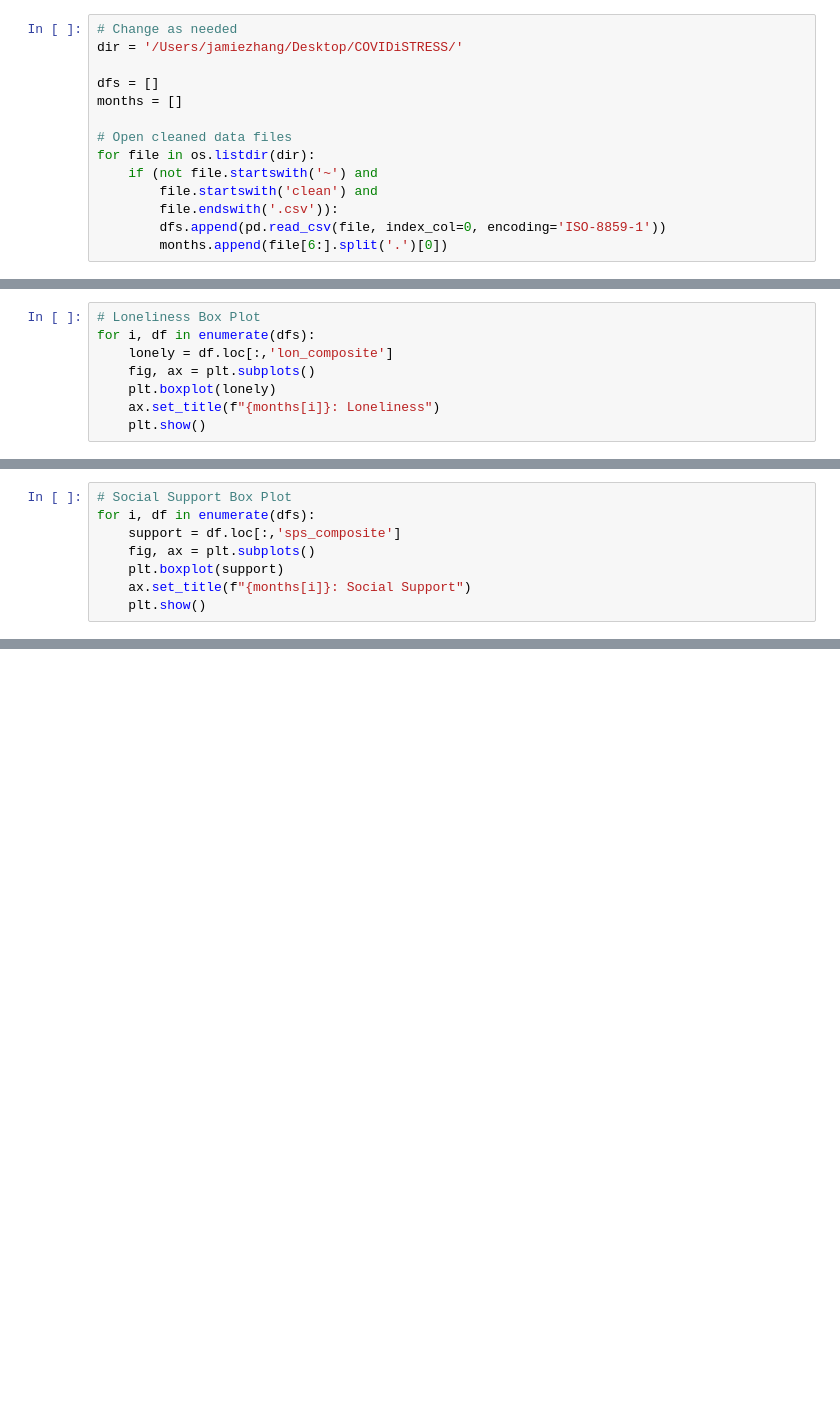
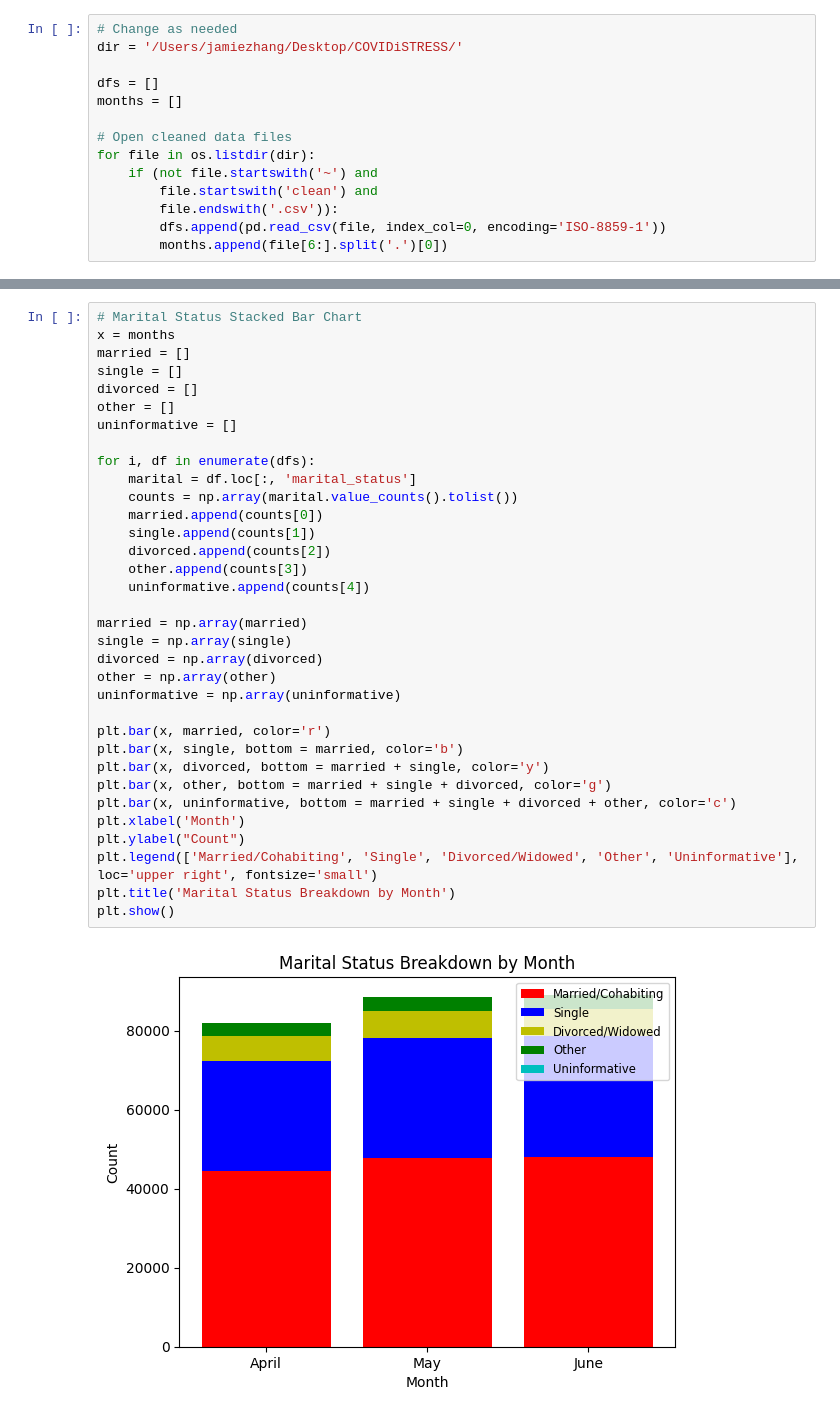
Before and after one commit to jz3037/covidistress-final-project, a Jupyter notebook: plots.ipynb, the cells around one changed output, grey strips where cells are left out. Drawn from its saved outputs; the diff is of its cells as text; blank space fills up the shorter version.

Commit message:
took out gender, updated plots

```diff
--- a/plots.ipynb
+++ b/plots.ipynb
@@ -87,8 +47,0 @@ for i, df in enumerate(dfs):
-# %%
-# Loneliness Box Plot
-for i, df in enumerate(dfs):
-    lonely = df.loc[:,'lon_composite']
-    fig, ax = plt.subplots()
-    plt.boxplot(lonely)
-    ax.set_title(f"{months[i]}: Loneliness")
-    plt.show()
@@ -99,8 +47,0 @@ for i, df in enumerate(dfs):
-# %%
-# Social Support Box Plot
-for i, df in enumerate(dfs):
-    support = df.loc[:,'sps_composite']
-    fig, ax = plt.subplots()
-    plt.boxplot(support)
-    ax.set_title(f"{months[i]}: Social Support")
-    plt.show()
@@ -110,0 +48,36 @@ for i, df in enumerate(dfs):
+# %%
+# Marital Status Stacked Bar Chart
+x = months
+married = []
+single = []
+divorced = []
+other = []
+uninformative = []
+
+for i, df in enumerate(dfs):
+    marital = df.loc[:, 'marital_status']
+    counts = np.array(marital.value_counts().tolist())
+    married.append(counts[0])
+    single.append(counts[1])
+    divorced.append(counts[2])
+    other.append(counts[3])
+    uninformative.append(counts[4])
+
+married = np.array(married)
+single = np.array(single)
+divorced = np.array(divorced)
+other = np.array(other)
+uninformative = np.array(uninformative)
+
+plt.bar(x, married, color='r')
+plt.bar(x, single, bottom = married, color='b')
+plt.bar(x, divorced, bottom = married + single, color='y')
+plt.bar(x, other, bottom = married + single + divorced, color='g')
+plt.bar(x, uninformative, bottom = married + single + divorced + other, color='c')
+plt.xlabel('Month')
+plt.ylabel("Count")
+plt.legend(['Married/Cohabiting', 'Single', 'Divorced/Widowed', 'Other', 'Uninformative'], loc='upper right', fontsize='small')
+plt.title('Marital Status Breakdown by Month')
+plt.show()
+# %% [output]
+[figure, added]
```
Also changed, not shown: parts of 13 cells of this notebook, 20 other files.
